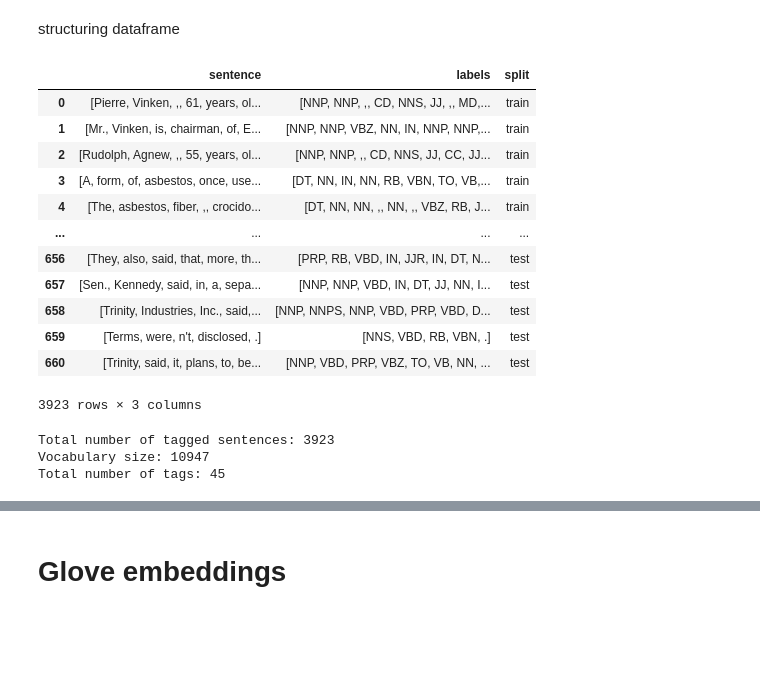
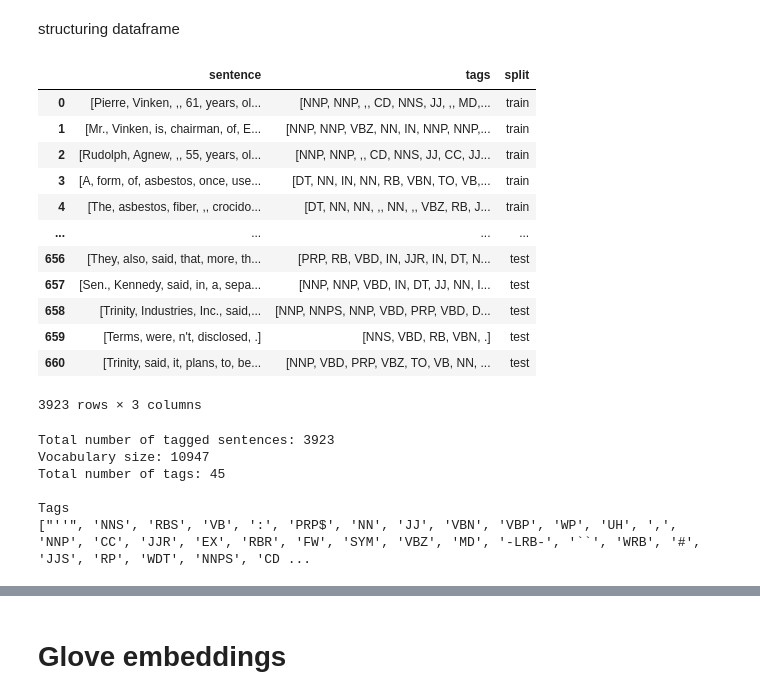
Before and after one commit to Simone999/nlp_assignment1, a Jupyter notebook: assignment1.ipynb, the cells around one changed output, grey strips where cells are left out. Cells and saved outputs as stored; diff of their text form; code cells hidden in the pictures; blank space fills up the shorter version.

Commit message:
define data pipeline

```diff
--- a/assignment1.ipynb
+++ b/assignment1.ipynb
@@ -31,35 +48,35 @@ def create_dataset(start, end, split:str):
     filename = os.path.join(dataset_path, "wsj_%04d.dp" % data_file)
     with open(filename, mode='r', encoding='utf-8') as text_file:
       corpus = text_file.read()
       tagged_sentences += corpus.split("\n\n")
 
   X = [] # store input sequence
   Y = [] # store output sequence
   for sentence in tqdm(tagged_sentences):
       X_sentence = []
       Y_sentence = []
 
       for tagged_word in sentence.rstrip('\n').split("\n"):
           entity = tagged_word.split("\t")
           X_sentence.append(entity[0])  # entity[0] contains the word
           Y_sentence.append(entity[1])  # entity[1] contains corresponding tag
       X.append(X_sentence)
       Y.append(Y_sentence)
 
   assert len(tagged_sentences) == len(X)
 
-  df = pd.DataFrame({'sentence':X, 'labels':Y})
+  df = pd.DataFrame({'sentence':X, 'tags':Y})
   df['split'] = split
   return df
 
 train_set = create_dataset(1, end_train, 'train')
 val_set = create_dataset(end_train+1, end_validation, 'validation')
 test_set = create_dataset(end_validation, end_test, 'test')
 dataset = pd.concat([train_set, val_set, test_set])
 
 dataset
 # %% [output]
-|  | sentence | labels | split |
+|  | sentence | tags | split |
 | 0 | [Pierre, Vinken, ,, 61, years, ol... | [NNP, NNP, ,, CD, NNS, JJ, ,, MD,... | train |
 | 1 | [Mr., Vinken, is, chairman, of, E... | [NNP, NNP, VBZ, NN, IN, NNP, NNP,... | train |
 | 2 | [Rudolph, Agnew, ,, 55, years, ol... | [NNP, NNP, ,, CD, NNS, JJ, CC, JJ... | train |
@@ -73,13 +90,21 @@ dataset
 | 660 | [Trinity, said, it, plans, to, be... | [NNP, VBD, PRP, VBZ, TO, VB, NN, ... | test |
 3923 rows × 3 columns
 # %%
-num_words = len(set([word.lower() for sentence in dataset['sentence'] for word in sentence]))
-num_tags   = len(set([word.lower() for sentence in dataset['labels'] for word in sentence]))
+words = set([word.lower() for sentence in dataset.sentence for word in sentence])
+tags = list(set([tag for sentence in dataset.tags for tag in sentence]))
+n_words = len(words)
+n_tags   = len(tags)
 
 print("Total number of tagged sentences: {}".format(len(dataset)))
-print("Vocabulary size: {}".format(num_words))
-print("Total number of tags: {}".format(num_tags))
+print("Vocabulary size: {}".format(n_words))
+print("Total number of tags: {}".format(n_tags))
+print()
+print('Tags')
+print(tags)
 # %% [output]
 Total number of tagged sentences: 3923
 Vocabulary size: 10947
 Total number of tags: 45
+
+Tags
+["''", 'NNS', 'RBS', 'VB', ':', 'PRP$', 'NN', 'JJ', 'VBN', 'VBP', 'WP', 'UH', ',', 'NNP', 'CC', 'JJR', 'EX', 'RBR', 'FW', 'SYM', 'VBZ', 'MD', '-LRB-', '``', 'WRB', '#', 'JJS', 'RP', 'WDT', 'NNPS', 'CD ...
```
Also changed, not shown: parts of 56 cells of this notebook.
